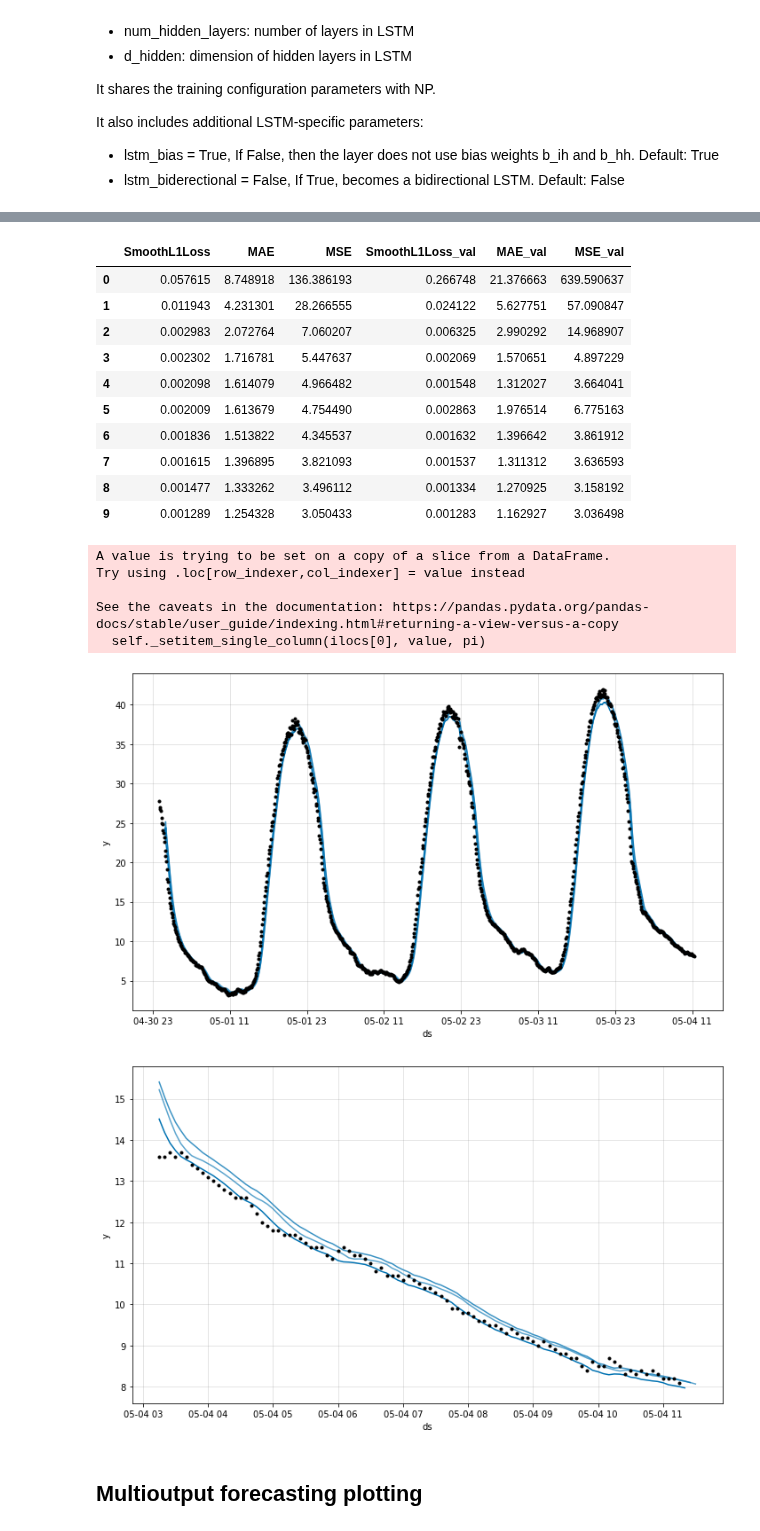
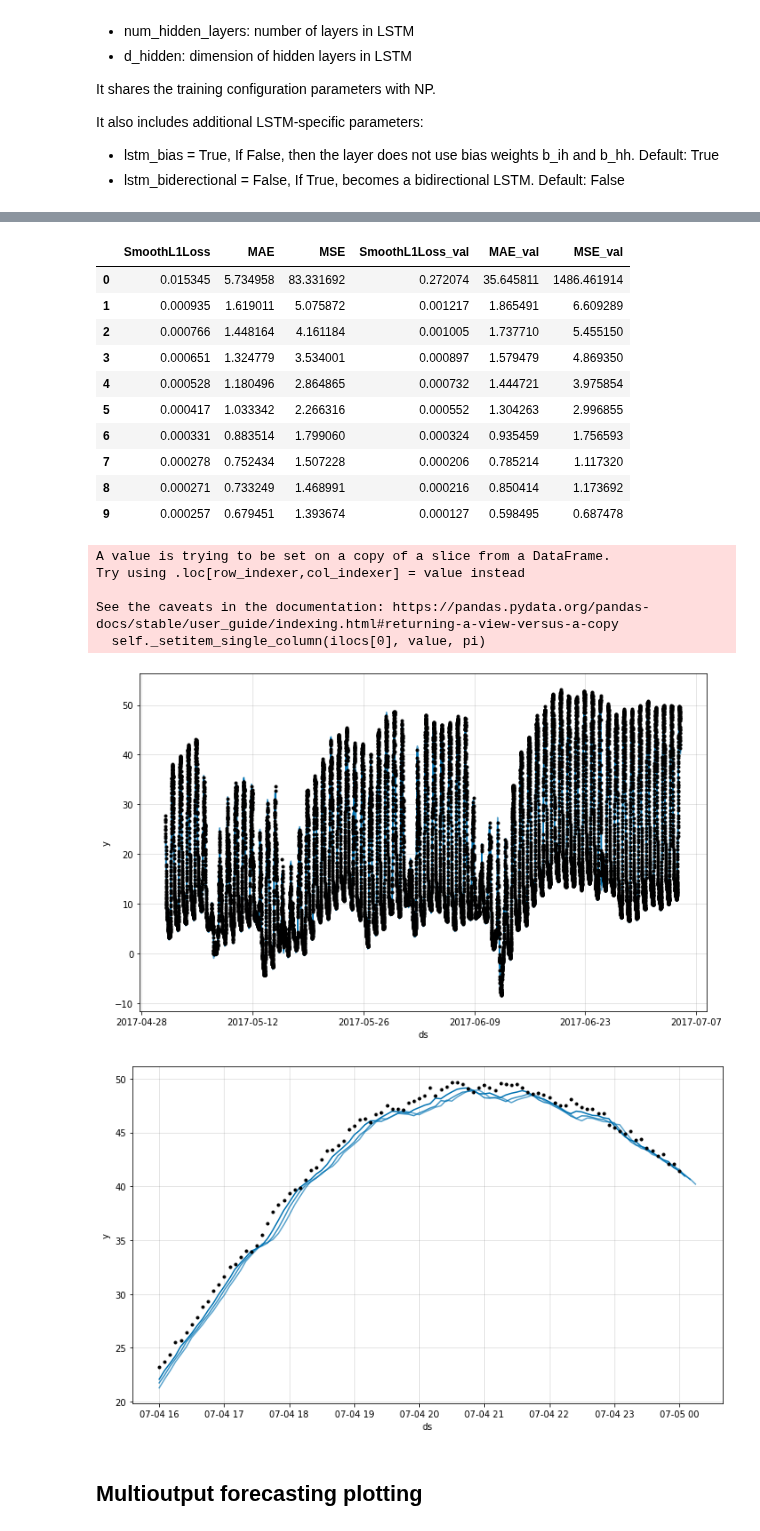
Before and after one commit to neuralprophet/neural_prophet_lightning, a Jupyter notebook: example_notebooks/LSTM_example.ipynb, the cells around one changed output, grey strips where cells are left out. Saved outputs shown, nothing was run; the diff lists cells and outputs as text; code cells hidden in the pictures.

```diff
--- a/example_notebooks/LSTM_example.ipynb
+++ b/example_notebooks/LSTM_example.ipynb
@@ -27,9 +22,10 @@ from neuralprophet import LSTM
 # %%
 if 'google.colab' in str(get_ipython()):
     data_location = "https://raw.githubusercontent.com/adasegroup/neural_prophet/master/"
+    # install NeuralProphet from our repository
+    !pip install git+https://github.com/adasegroup/neural_prophet.git # may take a while
 else:
     data_location = "../"
 
 df = pd.read_csv(data_location + "example_data/yosemite_temps.csv")
 df.head(3)
-df = df.iloc[:1000]
@@ -74,14 +75,14 @@ TPU available: False, using: 0 TPU cores
 metrics_df
 # %% [output]
 |  | SmoothL1Loss | MAE | MSE | SmoothL1Loss_val | MAE_val | MSE_val |
-| 0 | 0.057615 | 8.748918 | 136.386193 | 0.266748 | 21.376663 | 639.590637 |
-| 1 | 0.011943 | 4.231301 | 28.266555 | 0.024122 | 5.627751 | 57.090847 |
-| 2 | 0.002983 | 2.072764 | 7.060207 | 0.006325 | 2.990292 | 14.968907 |
-| 3 | 0.002302 | 1.716781 | 5.447637 | 0.002069 | 1.570651 | 4.897229 |
-| 4 | 0.002098 | 1.614079 | 4.966482 | 0.001548 | 1.312027 | 3.664041 |
-| 5 | 0.002009 | 1.613679 | 4.754490 | 0.002863 | 1.976514 | 6.775163 |
-| 6 | 0.001836 | 1.513822 | 4.345537 | 0.001632 | 1.396642 | 3.861912 |
-| 7 | 0.001615 | 1.396895 | 3.821093 | 0.001537 | 1.311312 | 3.636593 |
-| 8 | 0.001477 | 1.333262 | 3.496112 | 0.001334 | 1.270925 | 3.158192 |
-| 9 | 0.001289 | 1.254328 | 3.050433 | 0.001283 | 1.162927 | 3.036498 |
+| 0 | 0.015345 | 5.734958 | 83.331692 | 0.272074 | 35.645811 | 1486.461914 |
+| 1 | 0.000935 | 1.619011 | 5.075872 | 0.001217 | 1.865491 | 6.609289 |
+| 2 | 0.000766 | 1.448164 | 4.161184 | 0.001005 | 1.737710 | 5.455150 |
+| 3 | 0.000651 | 1.324779 | 3.534001 | 0.000897 | 1.579479 | 4.869350 |
+| 4 | 0.000528 | 1.180496 | 2.864865 | 0.000732 | 1.444721 | 3.975854 |
+| 5 | 0.000417 | 1.033342 | 2.266316 | 0.000552 | 1.304263 | 2.996855 |
+| 6 | 0.000331 | 0.883514 | 1.799060 | 0.000324 | 0.935459 | 1.756593 |
+| 7 | 0.000278 | 0.752434 | 1.507228 | 0.000206 | 0.785214 | 1.117320 |
+| 8 | 0.000271 | 0.733249 | 1.468991 | 0.000216 | 0.850414 | 1.173692 |
+| 9 | 0.000257 | 0.679451 | 1.393674 | 0.000127 | 0.598495 | 0.687478 |
 # %%
@@ -97,11 +98,11 @@ future = m.make_future_dataframe(df, n_historic_predictions=True)
 forecast = m.predict(future)
 fig = m.plot(forecast)
 # %% [output]
-[figure, old version]
+[figure, new version]
 # %%
-fig = m.plot(forecast.iloc[-100:])
+fig = m.plot(forecast)
 # %% [output]
-[figure, old version]
+[figure, new version]
 # %% [markdown]
 ## Multioutput forecasting plotting
 # %%
```
Also changed, not shown: parts of 6 cells of this notebook, 7 other files.
